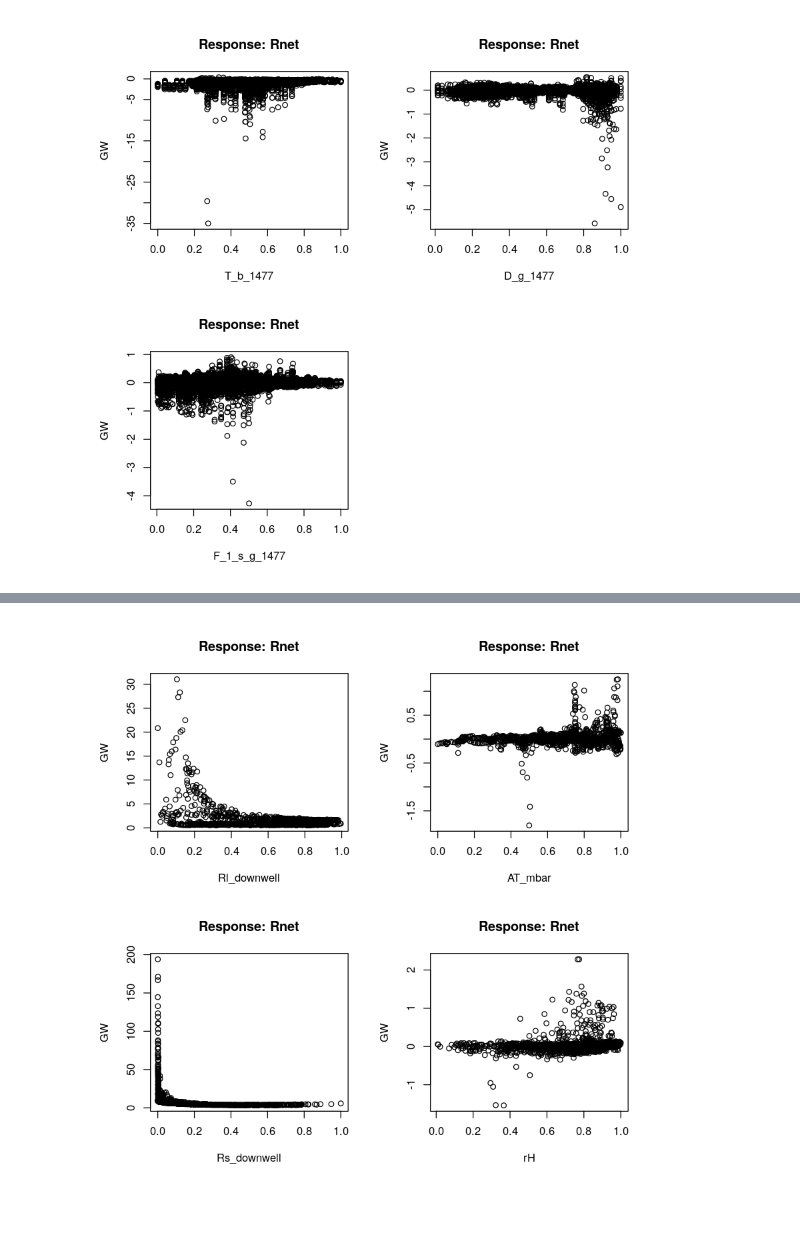
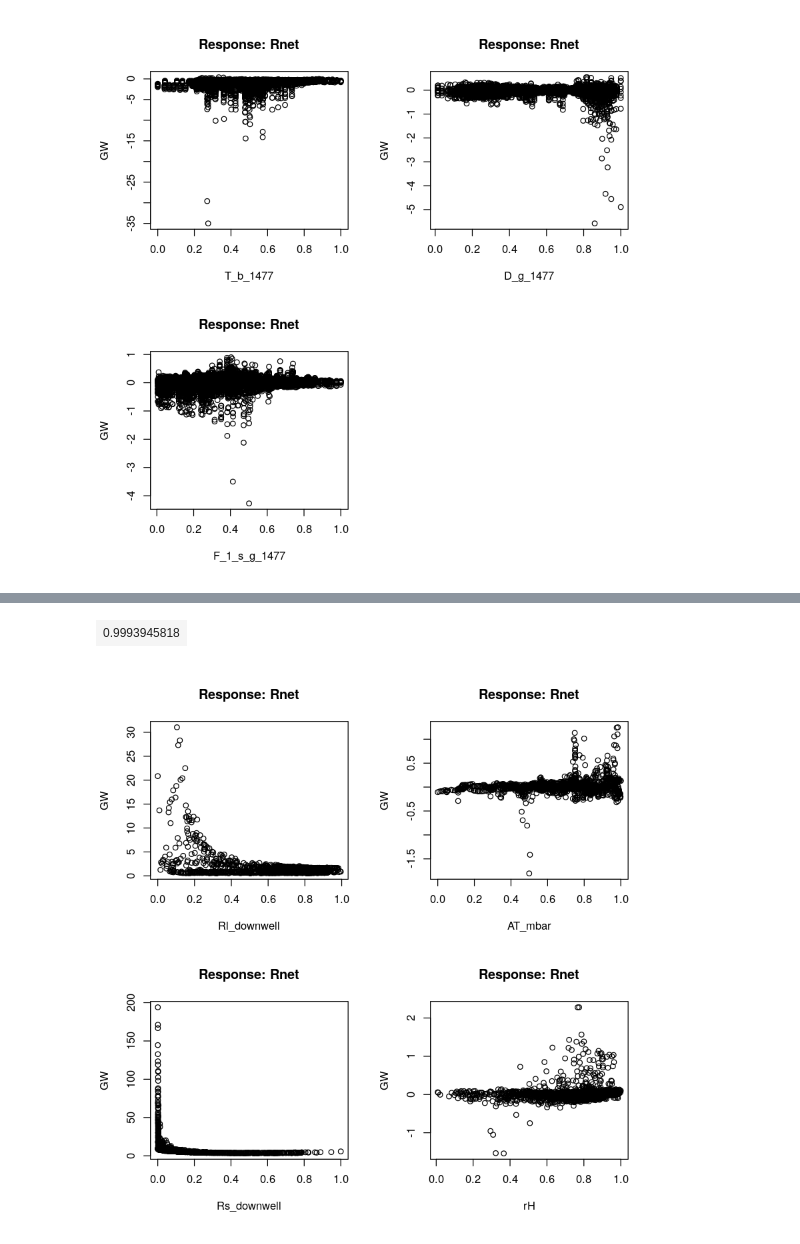
Before and after one commit to annefou/ANNMaster, a Jupyter notebook: notebooks/neuralnet_sensitivity_met_data.ipynb, the cells around one changed output, grey strips where cells are left out. Saved outputs shown, nothing was run; the diff lists cells and outputs as text; code cells hidden in the pictures; blank space fills up the shorter version.

```diff
--- a/notebooks/neuralnet_sensitivity_met_data.ipynb
+++ b/notebooks/neuralnet_sensitivity_met_data.ipynb
@@ -165,4 +199,9 @@ plot(sensiti_NN3, rep = 'best')
 [figure]
+# %%
+# cor to calculate the correlation between the two numeric vectors:
+cor(Test_NN3_Output,sensiti_Data_Test[, 8])
+# %% [output]
+| 0.9993945818 |
 # %%
 par(mfrow=c(2,2))
 gwplot(sensiti_NN3,selected.covariate="Rl_downwell")
```
Also changed, not shown: parts of 6 cells of this notebook.
